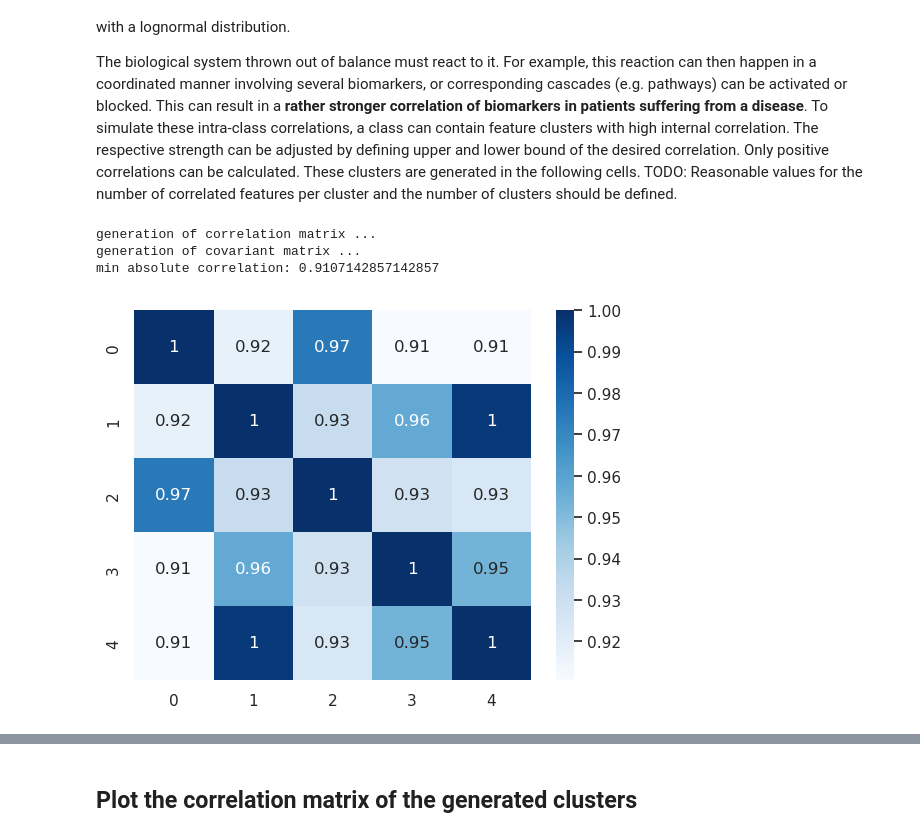
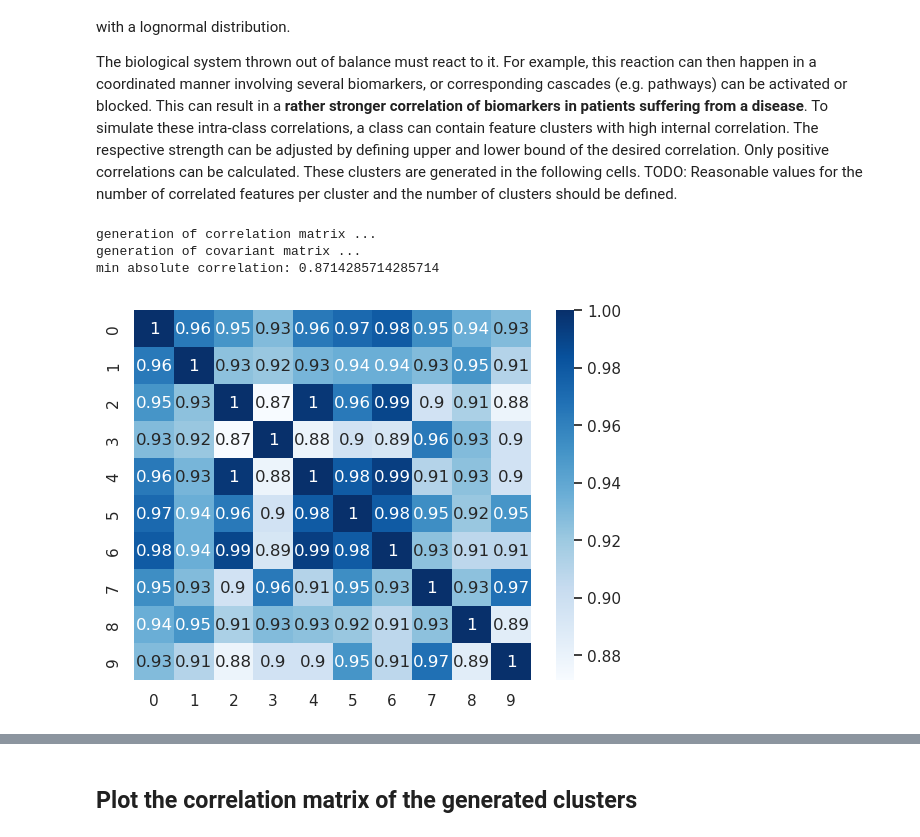
Before and after one commit to sigrun-may/artificial-data-generator, a Jupyter notebook: artificial_data_generator/artificial_data_generator_biomarkers1.ipynb, the cells around one changed output, grey strips where cells are left out. Drawn from its saved outputs; the diff is of its cells as text; code cells hidden in the pictures.

```diff
--- a/artificial_data_generator/artificial_data_generator_biomarkers1.ipynb
+++ b/artificial_data_generator/artificial_data_generator_biomarkers1.ipynb
@@ -135,16 +135,16 @@ In the case of a disease, biological systems are in some way out of balance. Ext
 The biological system thrown out of balance must react to it. For example, this reaction can then happen in a coordinated manner involving several biomarkers, or corresponding cascades (e.g. pathways) can be activated or blocked. This can result in a **rather stronger correlation of biomarkers in patients suffering from a disease**. To simulate these intra-class correlations, a class can contain feature clusters with high internal correlation. The respective strength can be adjusted by defining upper and lower bound of the desired correlation. Only positive correlations can be calculated. These clusters are generated in the following cells. TODO: Reasonable values for the number of correlated features per cluster and the number of clusters should be defined.
 # %%
 correlated_cluster_1 = artificial_data_generator_tools.generate_correlated_cluster(
-    number_of_features=5,
+    number_of_features=10,
     number_of_samples=number_of_samples_per_class,
     upper_bound=1,
     lower_bound=0.9,
 )
-artificial_data_generator_tools.plot_correlated_cluster(correlated_cluster_1)
+artificial_data_generator_tools.plot_correlated_cluster(correlated_cluster_1, path_to_save_pdf=f"{directory_path_to_save_result}{data_name}_cluster1.pdf")
 # %% [output]
 generation of correlation matrix ...
 generation of covariant matrix ...
-min absolute correlation: 0.9107142857142857
+min absolute correlation: 0.8714285714285714
-[figure, old version]
+[figure, new version]
 # %%
 correlated_cluster_2 = artificial_data_generator_tools.generate_correlated_cluster(
```
Also changed, not shown: parts of 17 cells of this notebook.
